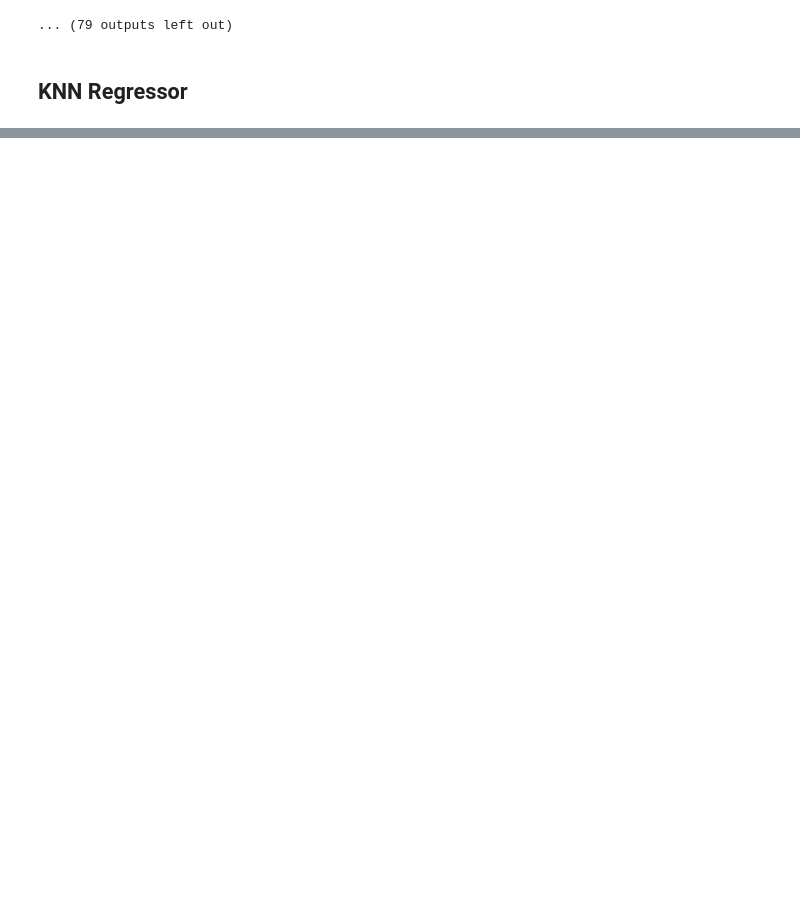
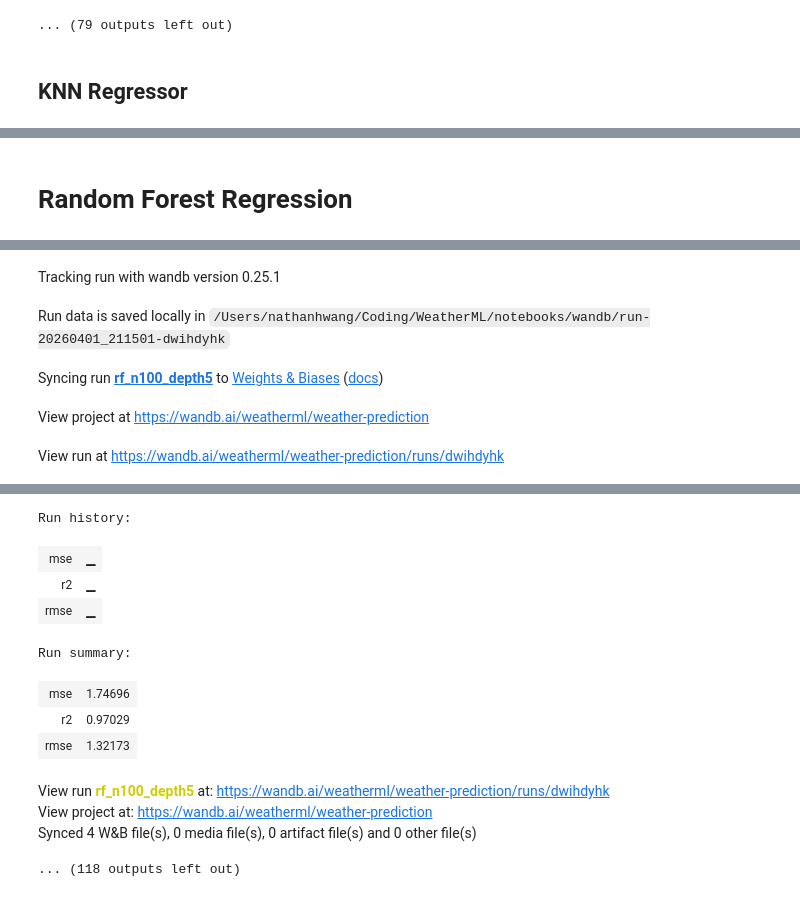
Before and after one commit to nathanhwang2009-droid/WeatherML, a Jupyter notebook: notebooks/training.ipynb, the cells around one changed output, grey strips where cells are left out. Drawn from its saved outputs; the diff is of its cells as text; code cells hidden in the pictures; blank space fills up the shorter version.

```diff
--- a/notebooks/training.ipynb
+++ b/notebooks/training.ipynb
@@ -199,0 +294,58 @@ Synced 4 W&B file(s), 0 media file(s), 0 artifact file(s) and 0 other file(s)
+# %% [markdown]
+# Random Forest Regression
+# %%
+from sklearn.ensemble import RandomForestRegressor
+from sklearn.model_selection import train_test_split
+from sklearn.metrics import mean_squared_error, r2_score
+import numpy as np
+import wandb
+
+# Parameter sweep
+rf_training_params = [
+    # --- Sweep n_estimators ---
+    {"run_name": "rf_n100_depth5",  "params": {"n_estimators": 100, "max_depth": 5,    "min_samples_split": 2,  "max_features": "sqrt"}},
+    {"run_name": "rf_n200_depth5",  "params": {"n_estimators": 200, "max_depth": 5,    "min_samples_split": 2,  "max_features": "sqrt"}},
+    {"run_name": "rf_n500_depth5",  "params": {"n_estimators": 500, "max_depth": 5,    "min_samples_split": 2,  "max_features": "sqrt"}},
+
+    # --- Sweep max_depth ---
+    {"run_name": "rf_n200_depth3",  "params": {"n_estimators": 200, "max_depth": 3,    "min_samples_split": 2,  "max_features": "sqrt"}},
+    {"run_name": "rf_n200_depthNone", "params": {"n_estimators": 200, "max_depth": None, "min_samples_split": 2, "max_features": "sqrt"}},
+    {"run_name": "rf_n200_depth10", "params": {"n_estimators": 200, "max_depth": 10,   "min_samples_split": 2,  "max_features": "sqrt"}},
+
+    # --- Sweep min_samples_split ---
+    {"run_name": "rf_n200_split5",  "params": {"n_estimators": 200, "max_depth": 5,    "min_samples_split": 5,  "max_features": "sqrt"}},
+    {"run_name": "rf_n200_split10", "params": {"n_estimators": 200, "max_depth": 5,    "min_samples_split": 10, "max_features": "sqrt"}},
+
+    # --- Sweep max_features ---
+    {"run_name": "rf_n200_feat_log2",  "params": {"n_estimators": 200, "max_depth": 5, "min_samples_split": 2, "max_features": "log2"}},
+    {"run_name": "rf_n200_feat_none",  "params": {"n_estimators": 200, "max_depth": 5, "min_samples_split": 2, "max_features": 1.0}},
+]
+
+for config in rf_training_params:
+    run_name = config["run_name"]
+    params   = config["params"]
+
+    with wandb.init(project="weather-prediction", name=run_name, config=params) as run:
+        model = RandomForestRegressor(
+            **params,
+            random_state=42,
+            n_jobs=-1
+        )
+
+        model.fit(X_train, y_train)
+        y_pred = model.predict(X_test)
+
+        mse  = mean_squared_error(y_test, y_pred)
+        rmse = np.sqrt(mse)
+        r2   = r2_score(y_test, y_pred)
+
+        # Feature importances — useful to inspect in W&B
+        importances = dict(zip(X.columns, model.feature_importances_.round(4)))
+
+        run.log({
+            "mse":              mse,
+            "rmse":             rmse,
+            "r2":               r2,
+            "feature_importances": importances,
+        })
+# %% [output]
@@ -199,0 +353,5 @@ Synced 4 W&B file(s), 0 media file(s), 0 artifact file(s) and 0 other file(s)
+Tracking run with wandb version 0.25.1
+Run data is saved locally in /Users/nathanhwang/Coding/WeatherML/notebooks/wandb/run-20260401_211501-dwihdyhk
+Syncing run rf_n100_depth5 to Weights & Biases (docs)
+View project at https://wandb.ai/weatherml/weather-prediction
+View run at https://wandb.ai/weatherml/weather-prediction/runs/dwihdyhk
@@ -199,0 +359,12 @@ Synced 4 W&B file(s), 0 media file(s), 0 artifact file(s) and 0 other file(s)
+Run history:
+| mse | ▁ |
+| r2 | ▁ |
+| rmse | ▁ |
+Run summary:
+| mse | 1.74696 |
+| r2 | 0.97029 |
+| rmse | 1.32173 |
+View run rf_n100_depth5 at: https://wandb.ai/weatherml/weather-prediction/runs/dwihdyhk
+View project at: https://wandb.ai/weatherml/weather-prediction
+Synced 4 W&B file(s), 0 media file(s), 0 artifact file(s) and 0 other file(s)
+... (118 outputs left out)
```
Also changed, not shown: parts of 7 cells of this notebook, 3 other files.
